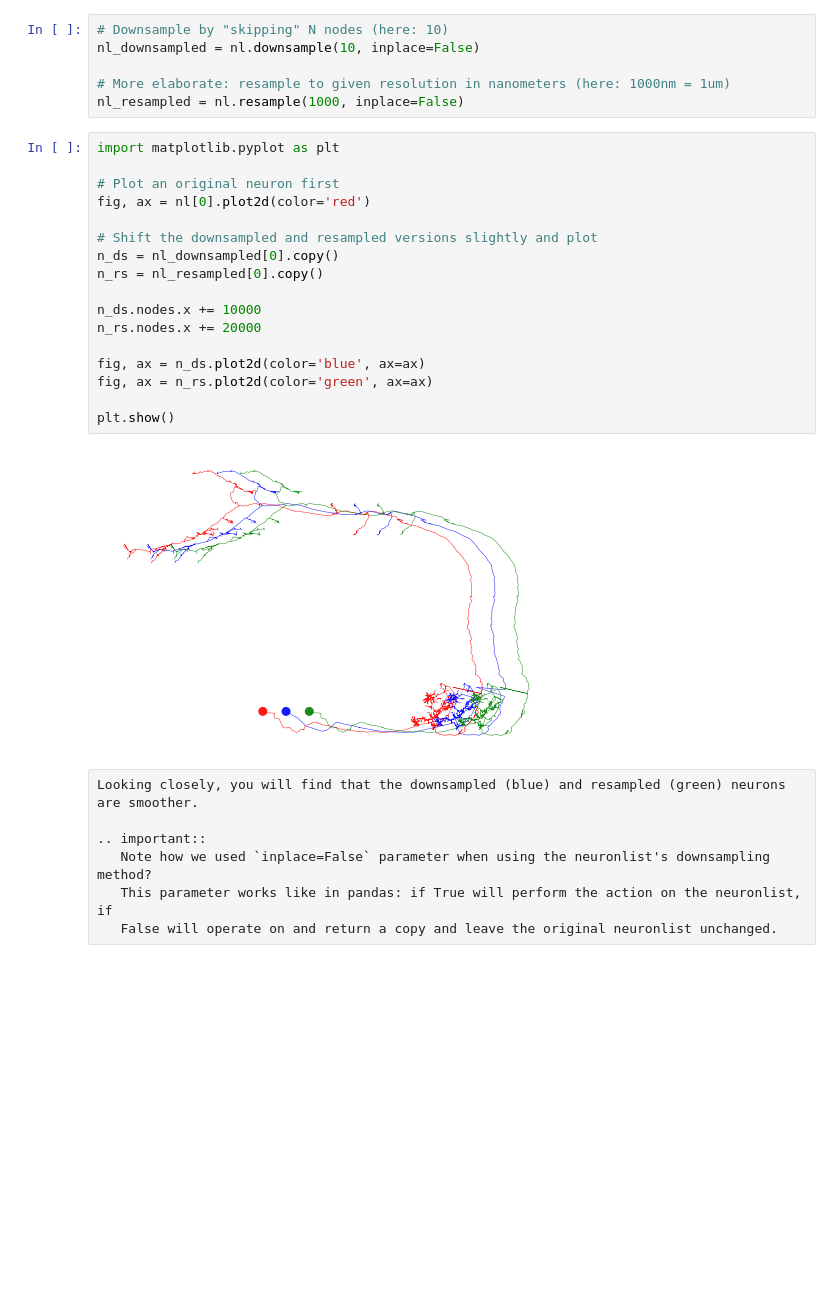
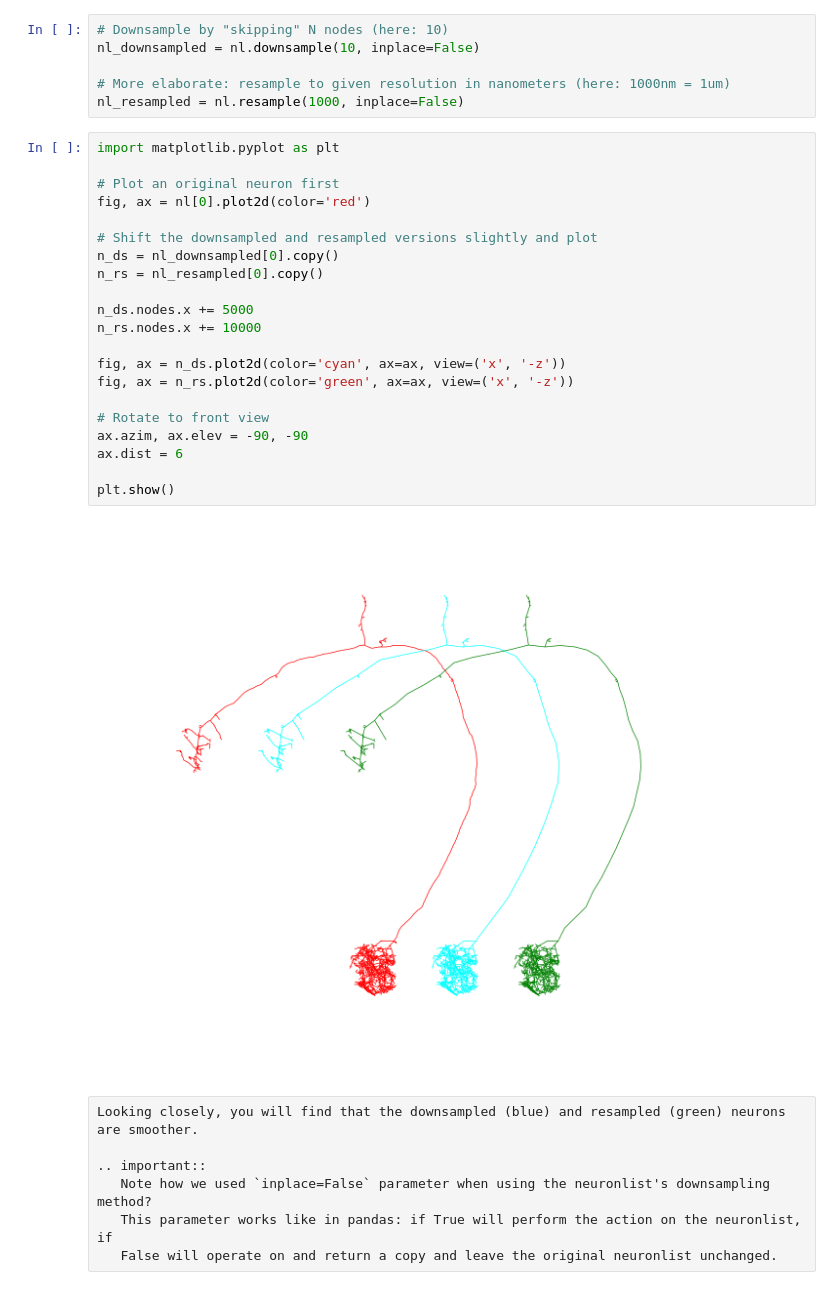
Before and after one commit to navis-org/navis, a Jupyter notebook: docs/source/tutorials/morph_analysis.ipynb, the cells around one changed output. Saved outputs shown, nothing was run; the diff lists cells and outputs as text; blank space fills up the shorter version.

```diff
--- a/docs/source/tutorials/morph_analysis.ipynb
+++ b/docs/source/tutorials/morph_analysis.ipynb
@@ -82,22 +84,26 @@ nl_resampled = nl.resample(1000, inplace=False)
 # %%
 import matplotlib.pyplot as plt
 
 # Plot an original neuron first
 fig, ax = nl[0].plot2d(color='red')
 
 # Shift the downsampled and resampled versions slightly and plot
 n_ds = nl_downsampled[0].copy()
 n_rs = nl_resampled[0].copy()
 
-n_ds.nodes.x += 10000
-n_rs.nodes.x += 20000
+n_ds.nodes.x += 5000
+n_rs.nodes.x += 10000
 
-fig, ax = n_ds.plot2d(color='blue', ax=ax)
-fig, ax = n_rs.plot2d(color='green', ax=ax)
+fig, ax = n_ds.plot2d(color='cyan', ax=ax, view=('x', '-z'))
+fig, ax = n_rs.plot2d(color='green', ax=ax, view=('x', '-z'))
+
+# Rotate to front view
+ax.azim, ax.elev = -90, -90
+ax.dist = 6
 
 plt.show()
 # %% [output]
-[figure, old version]
+[figure, new version]
 # %% [raw]
 Looking closely, you will find that the downsampled (blue) and resampled (green) neurons are smoother.
 
```
Also changed, not shown: parts of 38 cells of this notebook, 19 other files.
